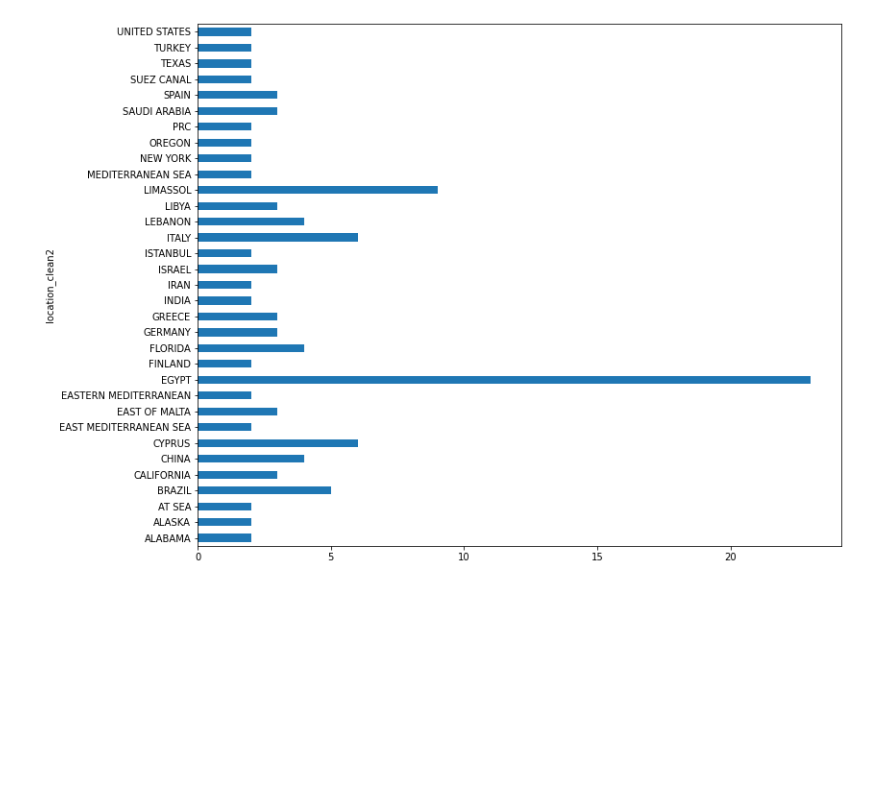
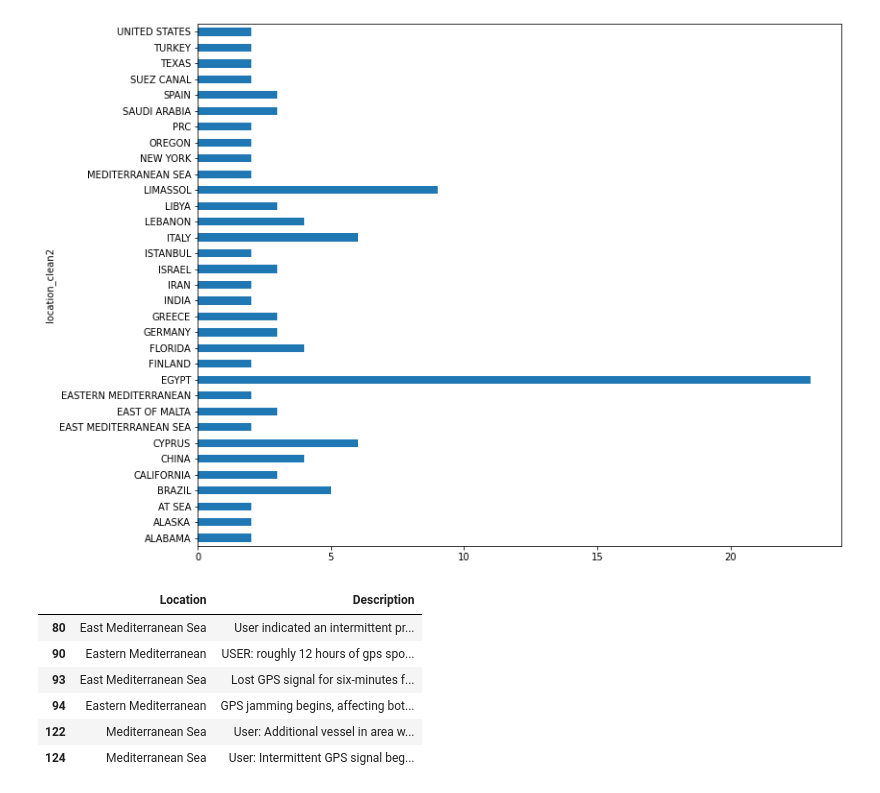
Before and after one commit to stelios-c/GPS_analysis, a Jupyter notebook: gps_data_process.ipynb, the cells around one changed output. Cells and saved outputs as stored; diff of their text form; code cells hidden in the pictures; blank space fills up the shorter version.

```diff
--- a/gps_data_process.ipynb
+++ b/gps_data_process.ipynb
@@ -110,3 +98,15 @@ disruptions_by_location[disruptions_by_location>1 ].drop(['WORLDWIDE','GLOBAL'])
 # %% [output]
 <AxesSubplot:ylabel='location_clean2'>
 [figure]
+# %%
+gps_disruption_df\
+.query('location_clean2 in ("MEDITERRANEAN SEA","EASTERN MEDITERRANEAN","EAST MEDITERRANEAN SEA")')\
+[['Location','Description']]
+# %% [output]
+|  | Location | Description |
+| 80 | East Mediterranean Sea | User indicated an intermittent pr... |
+| 90 | Eastern Mediterranean | USER: roughly 12 hours of gps spo... |
+| 93 | East Mediterranean Sea | Lost GPS signal for six-minutes f... |
+| 94 | Eastern Mediterranean | GPS jamming begins, affecting bot... |
+| 122 | Mediterranean Sea | User: Additional vessel in area w... |
+| 124 | Mediterranean Sea | User: Intermittent GPS signal beg... |
```
Also changed, not shown: parts of 6 cells of this notebook.
